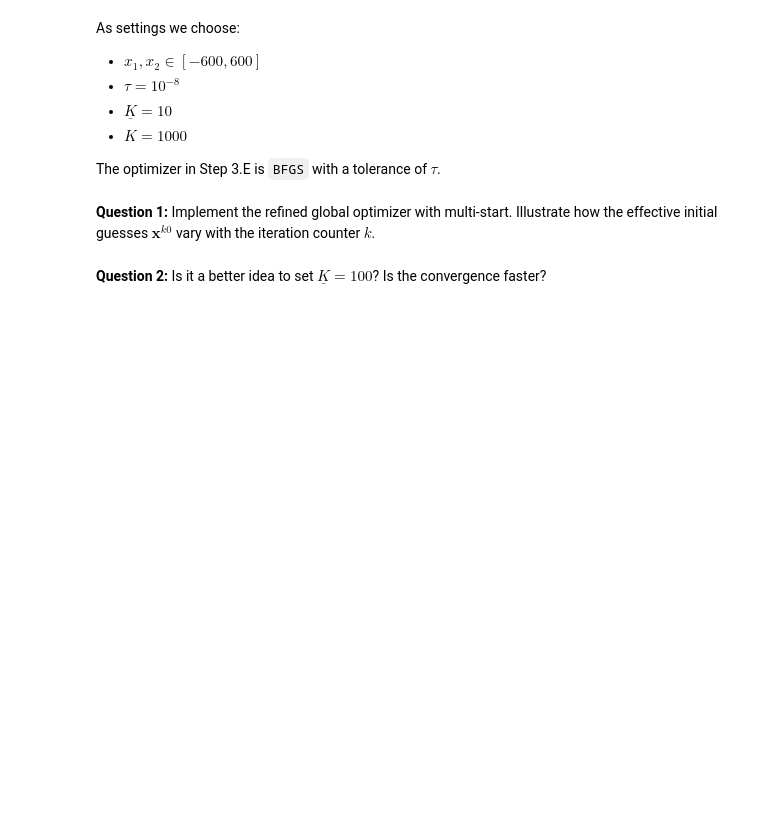
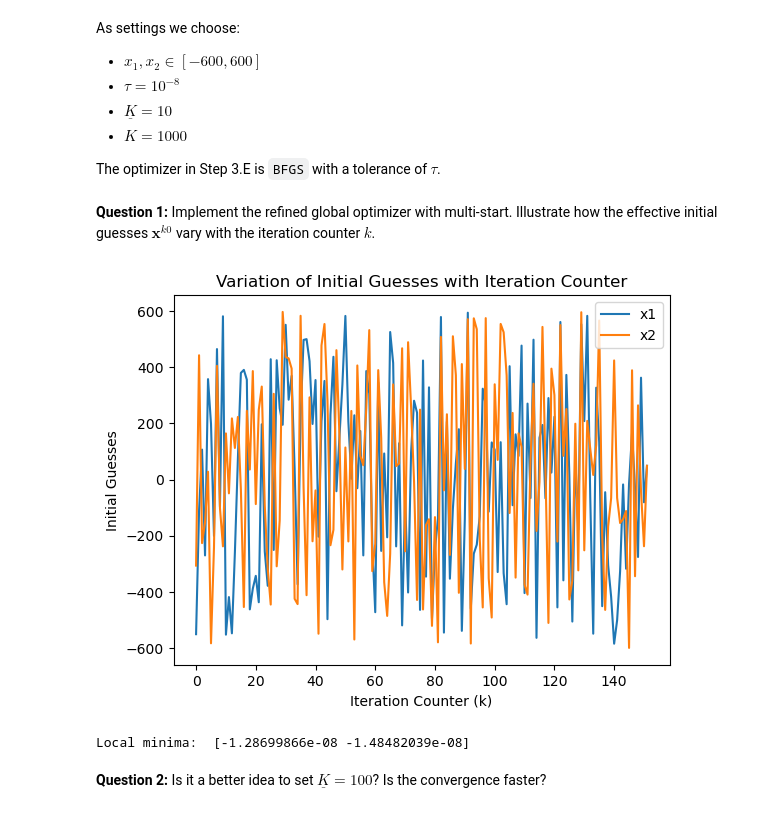
Before and after one commit to NumEconCopenhagen/projects-2023-3500, a Jupyter notebook: examproject/Exam-2023-notebook.ipynb, the cells around one changed output. Saved outputs shown, nothing was run; the diff lists cells and outputs as text; code cells hidden in the pictures; blank space fills up the shorter version.

```diff
--- a/examproject/Exam-2023-notebook.ipynb
+++ b/examproject/Exam-2023-notebook.ipynb
@@ -402,47 +402,69 @@ The optimizer in Step 3.E is `BFGS` with a tolerance of $\tau$.
 # %% [markdown]
 **Question 1:** Implement the refined global optimizer with multi-start. Illustrate how the effective initial guesses $\mathbf{x}^{k0}$ vary with the iteration counter $k$.
 # %%
+# Griewank function
 def griewank(x):
     return griewank_(x[0], x[1])
 
+# Griewank function implementation
 def griewank_(x1, x2):
     A = x1**2/4000 + x2**2/4000
     B = np.cos(x1/np.sqrt(1))*np.cos(x2/np.sqrt(2))
     return A - B + 1
 
+# Refined global optimizer with multi-start
 def refined_global_optimizer(bounds, tol, K_warmup, K_max):
-    x_ast = None
-    chi = lambda k: 0.50 * 2 / (1 + np.exp((k - K_warmup) / 100))
+    x_ast = None  # Best solution found so far
+    chi = lambda k: 0.50 * 2 / (1 + np.exp((k - K_warmup) / 100))  # Scaling factor function
+    x0_history = []  # Track the initial guesses
 
+    # Iterate from 0 to K_max
     for k in range(K_max):
-        x_k = np.random.uniform(bounds[0], bounds[1], size=2)
+        x_k = np.random.uniform(bounds[0], bounds[1], size=2)  # Generate random initial guess
+        x0_history.append(x_k)  # Store the initial guess
 
         if k >= K_warmup:
+            # Refined initial guess using the scaling factor and best solution found so far
             x_k0 = chi(k) * x_k + (1 - chi(k)) * x_ast
-            res = optimize.minimize(griewank, x_k0, method='BFGS', tol=tol)
+            res = optimize.minimize(griewank, x_k0, method='BFGS', tol=tol)  # Minimize Griewank function
         else:
-            res = optimize.minimize(griewank, x_k, method='BFGS', tol=tol)
+            res = optimize.minimize(griewank, x_k, method='BFGS', tol=tol)  # Minimize Griewank function
 
-        x_k_ast = res.x
+        x_k_ast = res.x  # Best solution found in the current iteration
 
+        # Update the best solution if the current solution is better
         if x_ast is None or griewank(x_k_ast) < griewank(x_ast):
             x_ast = x_k_ast
 
+        # Check termination condition
         if griewank(x_ast) < tol:
             break
 
-    return x_ast
+    return x_ast, x0_history
 
 # Settings
-bounds = [-600, 600]
-tol = 10e-8
-K_warmup = 10
-K_max = 1000
+bounds = [-600, 600]  # Bounds for variables x1 and x2
+tol = 10e-8  # Tolerance for termination condition
+K_warmup = 10  # Number of warm-up iterations
+K_max = 1000  # Maximum number of iterations
 
 # Run the optimizer
-result = refined_global_optimizer(bounds, tol, K_warmup, K_max)
+result, x0_history = refined_global_optimizer(bounds, tol, K_warmup, K_max)
+
+# Plot the variation of initial guesses with iteration counter
+x0_history = np.array(x0_history)
+plt.plot(range(len(x0_history)), x0_history[:, 0], label='x1')
+plt.plot(range(len(x0_history)), x0_history[:, 1], label='x2')
+plt.xlabel('Iteration Counter (k)')
+plt.ylabel('Initial Guesses')
+plt.title('Variation of Initial Guesses with Iteration Counter')
+plt.legend()
+plt.show()
 
 print("Local minima: ", result)
+# %% [output]
+[figure, added]
+Local minima:  [-1.28699866e-08 -1.48482039e-08]
 # %% [markdown]
 **Question 2:** Is it a better idea to set $\underline{K} = 100$? Is the convergence faster?
 # %%
```
